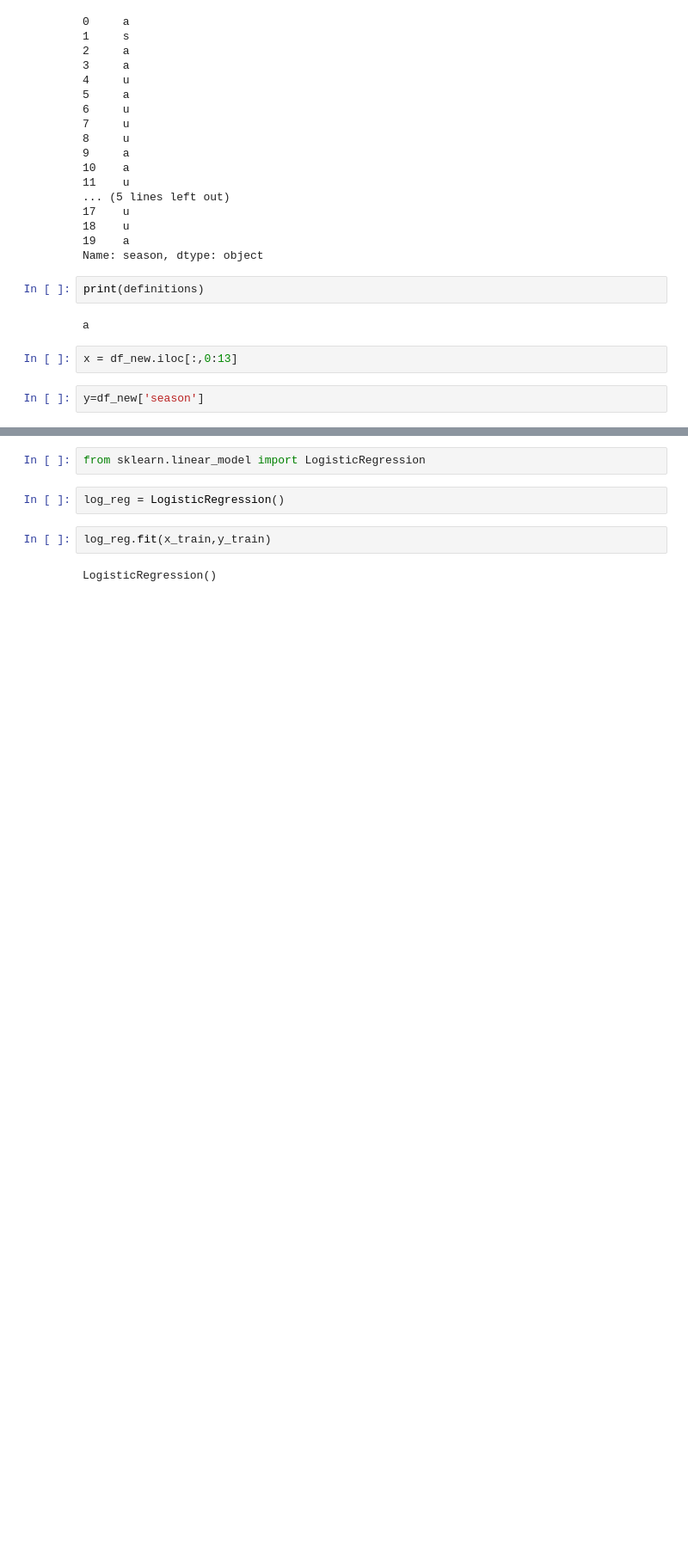
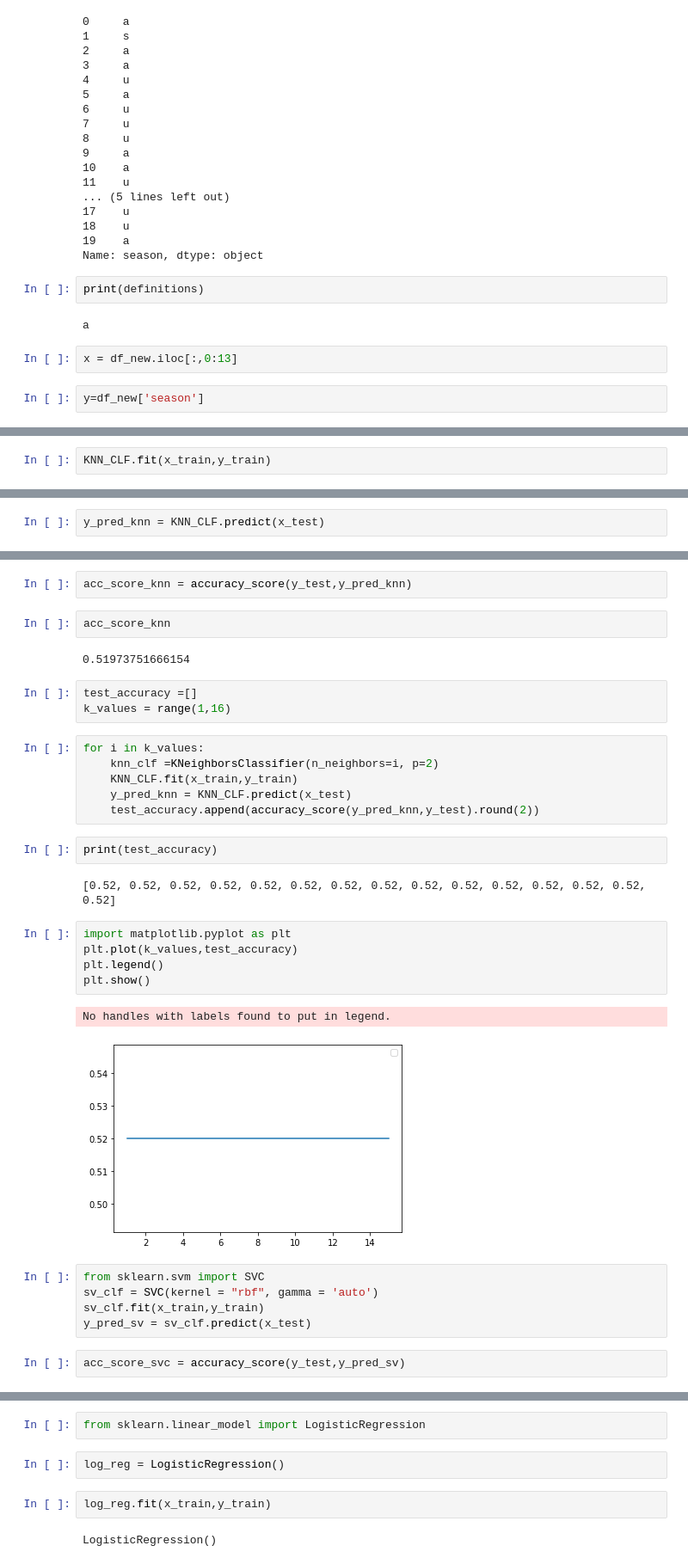
Before and after one commit to sarkar2527/DSAP, a Jupyter notebook: Hackathon.ipynb, the cells around one changed output, grey strips where cells are left out. Shown at 86% size. Drawn from its saved outputs; the diff is of its cells as text; blank space fills up the shorter version.

```diff
--- a/Hackathon.ipynb
+++ b/Hackathon.ipynb
@@ -237,0 +298,2 @@ x_train,x_test,y_train,y_test=train_test_split(x_scale,y,test_size=0.25,random_s
+# %%
+KNN_CLF.fit(x_train,y_train)
@@ -237,0 +302,2 @@ x_train,x_test,y_train,y_test=train_test_split(x_scale,y,test_size=0.25,random_s
+# %%
+y_pred_knn = KNN_CLF.predict(x_test)
@@ -237,0 +306,34 @@ x_train,x_test,y_train,y_test=train_test_split(x_scale,y,test_size=0.25,random_s
+# %%
+acc_score_knn = accuracy_score(y_test,y_pred_knn)
+# %%
+acc_score_knn
+# %% [output]
+0.51973751666154
+# %%
+test_accuracy =[]
+k_values = range(1,16)
+# %%
+for i in k_values:
+    knn_clf =KNeighborsClassifier(n_neighbors=i, p=2)
+    KNN_CLF.fit(x_train,y_train)
+    y_pred_knn = KNN_CLF.predict(x_test)
+    test_accuracy.append(accuracy_score(y_pred_knn,y_test).round(2))
+# %%
+print(test_accuracy)
+# %% [output]
+[0.52, 0.52, 0.52, 0.52, 0.52, 0.52, 0.52, 0.52, 0.52, 0.52, 0.52, 0.52, 0.52, 0.52, 0.52]
+# %%
+import matplotlib.pyplot as plt
+plt.plot(k_values,test_accuracy)
+plt.legend()
+plt.show()
+# %% [output]
+No handles with labels found to put in legend.
+[figure, added]
+# %%
+from sklearn.svm import SVC
+sv_clf = SVC(kernel = "rbf", gamma = 'auto')
+sv_clf.fit(x_train,y_train)
+y_pred_sv = sv_clf.predict(x_test)
+# %%
+acc_score_svc = accuracy_score(y_test,y_pred_sv)
```
Also changed, not shown: parts of 40 cells of this notebook.
